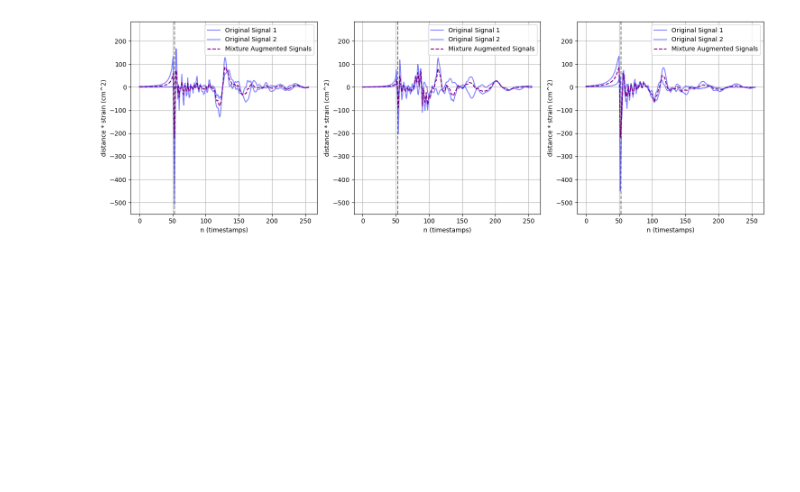
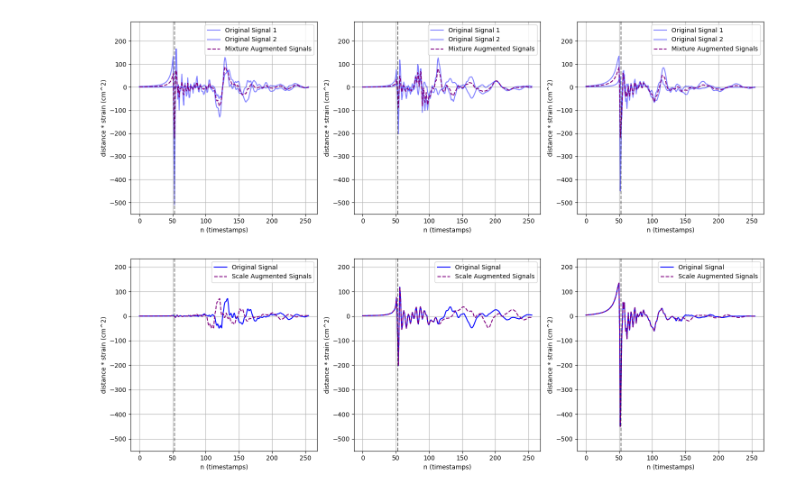
Before and after one commit to the-tarin/gw-generative-models, a Jupyter notebook: data-augmentation/data_augmentation_eval.ipynb, the cells around one changed output. Saved outputs shown, nothing was run; the diff lists cells and outputs as text; code cells hidden in the pictures; blank space fills up the shorter version.

Commit message:
fix window warping, plot window warping

```diff
--- a/data-augmentation/data_augmentation_eval.ipynb
+++ b/data-augmentation/data_augmentation_eval.ipynb
@@ -119,7 +174,7 @@ selected_signals = signals[:, selected_indexes]
 shifted_augmented_signals = shift_augmentation(selected_signals)
 scaled_augmented_signals = scale_augmentation(selected_signals)
 mixture_augmented_signals, other_signals = mixture_augmentation(selected_signals)
-# window_warped_augmented_signals = shift_augmentation(selected_signals)
+window_warped_augmented_signals = window_warping_augmentation(selected_signals)
 # %%
 num_rows = 1
 num_cols = 3
@@ -257,3 +312,37 @@ plt.tight_layout()
 plt.show()
 # %% [output]
 [figure]
+# %%
+num_rows = 1
+num_cols = 3
+
+common_ylim = (min(window_warped_augmented_signals.min(), selected_signals.min()) - 100, max(window_warped_augmented_signals.max(), selected_signals.max()) + 100)
+
+fig, axes = plt.subplots(num_rows, num_cols, figsize=(15, 5))
+axes = axes.flatten()
+
+for i, ax in enumerate(axes):
+    x = np.arange(len(selected_signals))
+
+    y_selected = selected_signals[:, i]
+    ax.plot(x, y_selected, color='blue', label='Original Signal')
+
+    y_warped = window_warped_augmented_signals[:, i]
+    ax.plot(x, y_warped, color='purple', linestyle='--', label='Scale Augmented Signals')
+
+    ax.axvline(x=53, color='black', linestyle='--', alpha=0.5)
+    ax.grid(True)
+    ax.set_ylim(common_ylim)
+
+    ax.set_ylabel('distance * strain (cm^2)')
+    ax.set_xlabel('n (timestamps)')
+
+    ax.legend()
+
+for i in range(len(window_warped_augmented_signals), num_rows*num_cols):
+    fig.delaxes(axes[i])
+
+plt.tight_layout()
+plt.show()
+# %% [output]
+[figure, added]
```
Also changed, not shown: parts of 1 cell of this notebook.
